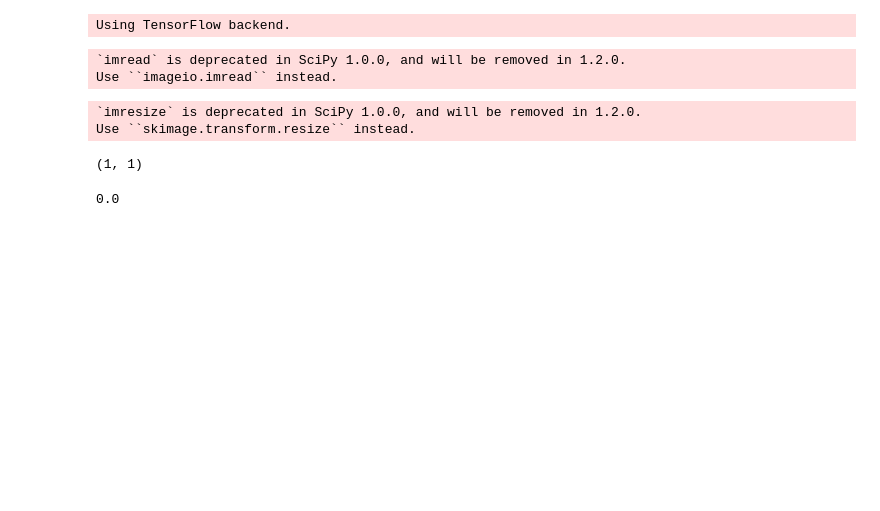
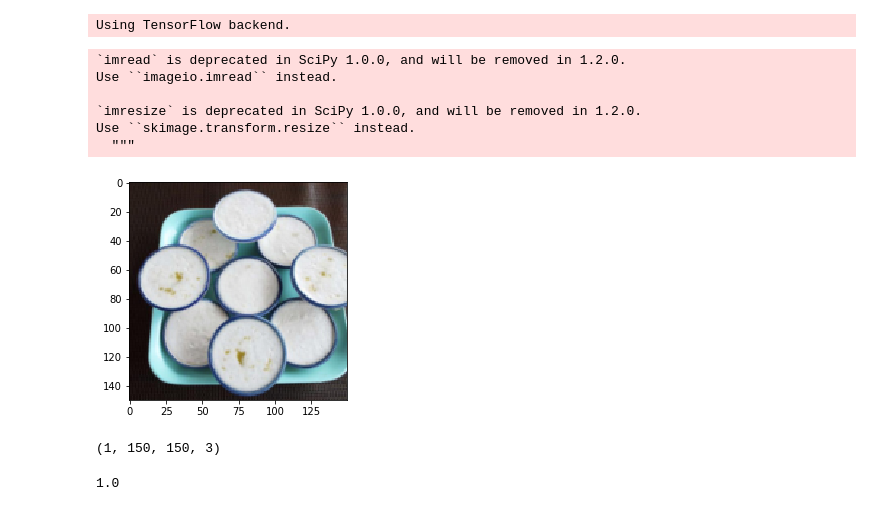
Before and after one commit to Telexine/Image-Classification-For-Thai-Dessert, a Jupyter notebook: Predict.ipynb, the cells around one changed output. Saved outputs shown, nothing was run; the diff lists cells and outputs as text; code cells hidden in the pictures; blank space fills up the shorter version.

```diff
--- a/Predict.ipynb
+++ b/Predict.ipynb
@@ -10,17 +13,21 @@ model.load_weights('./classify_weight.h5')
 # %%
 def _imread(path):
         return scipy.misc.imread(path, mode='RGB').astype(np.float)
-# %%
-img = _imread("c1.jpeg")
-# %% [output]
-`imread` is deprecated in SciPy 1.0.0, and will be removed in 1.2.0.
-Use ``imageio.imread`` instead.
 # %%
 
-img = scipy.misc.imresize(img, (150, 150))
-#plt.imshow(c)
-img = np.expand_dims(img, axis=0)
+c = _imread("12.jpeg") # morgang
+c = _imread("t_0005.jpg") #tuy
+#c = _imread("3.jpg")
+c = scipy.misc.imresize(c, (150, 150))
+
+plt.imshow(c)
+img_A = np.expand_dims(c, axis=0)
 # %% [output]
+`imread` is deprecated in SciPy 1.0.0, and will be removed in 1.2.0.
+Use ``imageio.imread`` instead.
+
 `imresize` is deprecated in SciPy 1.0.0, and will be removed in 1.2.0.
 Use ``skimage.transform.resize`` instead.
+  """
+[figure, added]
 # %%
@@ -28,11 +35,11 @@ Use ``skimage.transform.resize`` instead.
 # %%
-out.shape
+img_A.shape
 # %% [output]
-(1, 1)
+(1, 150, 150, 3)
 # %%
-out[0][0]
+round(out[0][0],1)
 # %% [output]
-0.0
+1.0
 # %%
 out
 # %% [output]
```
Also changed, not shown: parts of 4 cells of this notebook, 2 other files.
